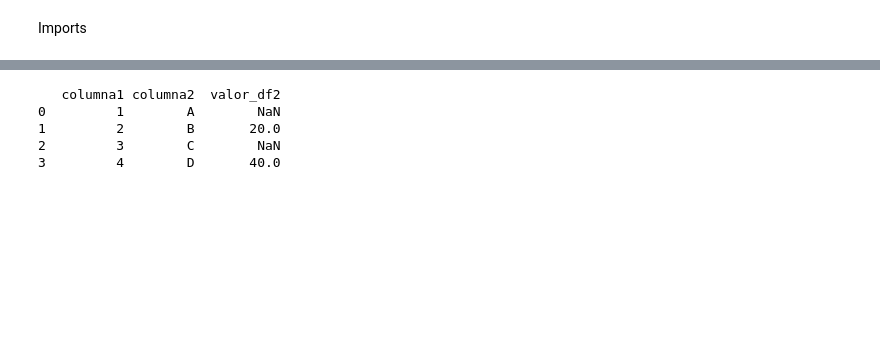
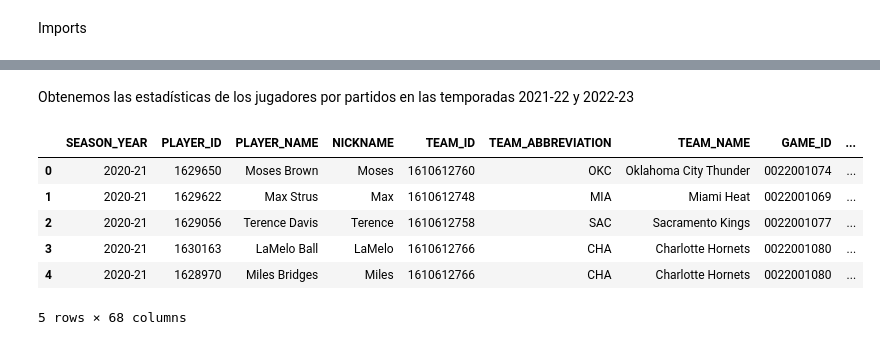
Before and after one commit to sebacent/ProyectoDS, a Jupyter notebook: src/clean.ipynb, the cells around one changed output, grey strips where cells are left out. Saved outputs shown, nothing was run; the diff lists cells and outputs as text; code cells hidden in the pictures; blank space fills up the shorter version.

```diff
--- a/src/clean.ipynb
+++ b/src/clean.ipynb
@@ -143,32 +7,0 @@ seasons
-# %%
-import pandas as pd
-
-# Crear DataFrames de ejemplo
-data1 = {'columna1': [1, 2, 3, 4],
-         'columna2': ['A', 'B', 'C', 'D']}
-df1 = pd.DataFrame(data1)
-
-data2 = {'columna1': [2, 4, 6, 8],
-         'columna2': ['B', 'D', 'F', 'H'],
-         'valor_df2': [20, 40, 60, 80]}
-df2 = pd.DataFrame(data2)
-# Combinar los DataFrames basándote en las columnas 'columna1' y 'columna2'
-merged_df = pd.merge(df1, df2, on=['columna1', 'columna2'], how='left')
-
-# Agregar los valores de 'valor_df2' a 'df1' si hay un match
-df1['valor_df2'] = merged_df['valor_df2']
-
-# Mostrar el DataFrame resultante
-print(df1)
-
-# Combinar los DataFrames basándote en las columnas 'columna1' y 'columna2'
-merged_df = pd.merge(df1, df2[['columna1', 'columna2', 'valor_df2_1', 'valor_df2_2']], on=['columna1', 'columna2'], how='left')
-
-# Agregar los valores de las columnas seleccionadas de 'df2' a 'df1' si hay un match
-df1[['valor_df2_1', 'valor_df2_2']] = merged_df[['valor_df2_1', 'valor_df2_2']]
-# %% [output]
-   columna1 columna2  valor_df2
-0         1        A        NaN
-1         2        B       20.0
-2         3        C        NaN
-3         4        D       40.0
@@ -174,0 +21,16 @@ df1[['valor_df2_1', 'valor_df2_2']] = merged_df[['valor_df2_1', 'valor_df2_2']]
+# %% [markdown]
+Obtenemos las estadísticas de los jugadores por partidos en las temporadas 2021-22 y 2022-23
+# %%
+season0_players = playergamelogs.PlayerGameLogs(season_nullable='2020-21') #Consulta para temporada 2020-21
+season1_players = playergamelogs.PlayerGameLogs(season_nullable='2021-22') #Consulta para temporada 2021-22
+season2_players = playergamelogs.PlayerGameLogs(season_nullable='2022-23') #Consulta para temporada 2022-23
+players = pd.concat([season0_players.get_data_frames()[0],season1_players.get_data_frames()[0],season2_players.get_data_frames()[0]], ignore_index=True) #Dataframe de estadísticas de jugadores por partido en ambas temporadas
+players.head()
+# %% [output]
+|  | SEASON_YEAR | PLAYER_ID | PLAYER_NAME | NICKNAME | TEAM_ID | TEAM_ABBREVIATION | TEAM_NAME | GAME_ID | ... |
+| 0 | 2020-21 | 1629650 | Moses Brown | Moses | 1610612760 | OKC | Oklahoma City Thunder | 0022001074 | ... |
+| 1 | 2020-21 | 1629622 | Max Strus | Max | 1610612748 | MIA | Miami Heat | 0022001069 | ... |
+| 2 | 2020-21 | 1629056 | Terence Davis | Terence | 1610612758 | SAC | Sacramento Kings | 0022001077 | ... |
+| 3 | 2020-21 | 1630163 | LaMelo Ball | LaMelo | 1610612766 | CHA | Charlotte Hornets | 0022001080 | ... |
+| 4 | 2020-21 | 1628970 | Miles Bridges | Miles | 1610612766 | CHA | Charlotte Hornets | 0022001080 | ... |
+5 rows × 68 columns
```
Also changed, not shown: parts of 37 cells of this notebook, 3 other files.
